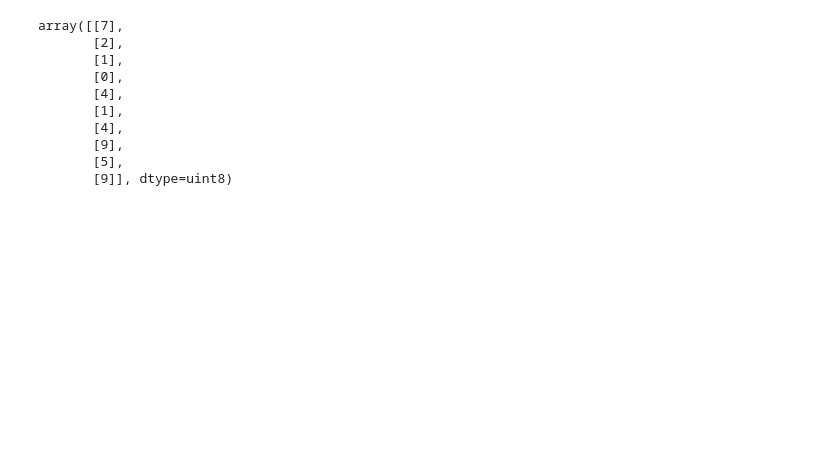
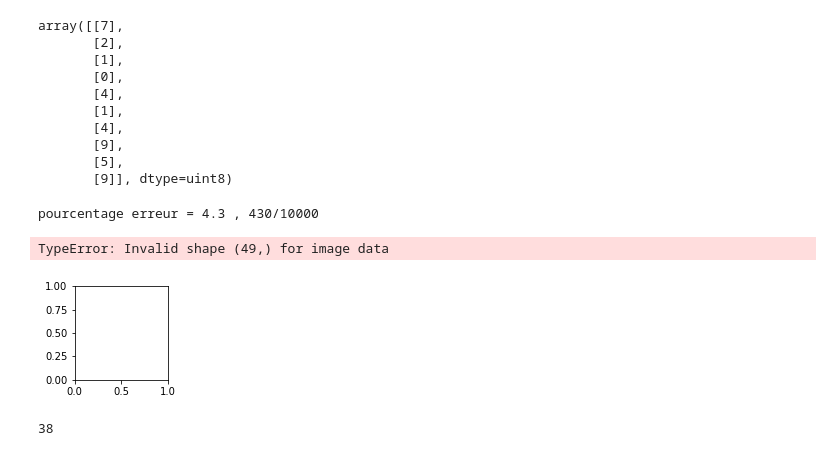
Before and after one commit to DeeeeepLearning/DeepLearning, a Jupyter notebook: mnist.ipynb, the cells around one changed output. Saved outputs shown, nothing was run; the diff lists cells and outputs as text; code cells hidden in the pictures; blank space fills up the shorter version.

```diff
--- a/mnist.ipynb
+++ b/mnist.ipynb
@@ -102,0 +142,12 @@ array([[5],
+# %%
+model = keras.Sequential()
+
+model.add(Input(shape=(784,)))
+
+model.add(layers.Dense(256, activation="relu")),
+
+model.add(layers.Dense(128, activation="relu")),
+
+model.add(layers.Dense(64, activation="relu")),
+
+model.add(layers.Dense(1))
@@ -220,6 +240,32 @@ array([[7],
        [9],
        [5],
        [9]], dtype=uint8)
+# %%
+nb_erreur = 0
+tab = []
+for i in range(y_pred.shape[0]):
+    if y_pred[i] != y_test[i]:
+        nb_erreur += 1
+        tab.append(i)
+print("pourcentage erreur = "+str(nb_erreur/y_pred.shape[0]*100)+" , "+str(nb_erreur)+"/"+str(y_pred.shape[0]))
+# %% [output]
+pourcentage erreur = 4.3 , 430/10000
+# %%
+plt.rcParams['figure.figsize'] = (10,10) # Make the figures a bit bigger
+for i in range(len(tab)):
+    plt.subplot(5,5,i+1)
+    plt.rcParams['figure.figsize'] = (10,10) # Make the figures a bit bigger
+    plt.imshow(X_test[tab[i]], cmap='gray', interpolation='none')
+    plt.title("Class {}".format(y_test[tab[i]]))
+
+plt.tight_layout()
+# %% [output]
+TypeError: Invalid shape (49,) for image data
+[figure, added]
+# %%
+tab[1]
+# %% [output]
+38
 # %%
 axe = plt.axes()
 plt.rcParams.update({'font.size':15})
```
Also changed, not shown: parts of 45 cells of this notebook, 2 other files.
